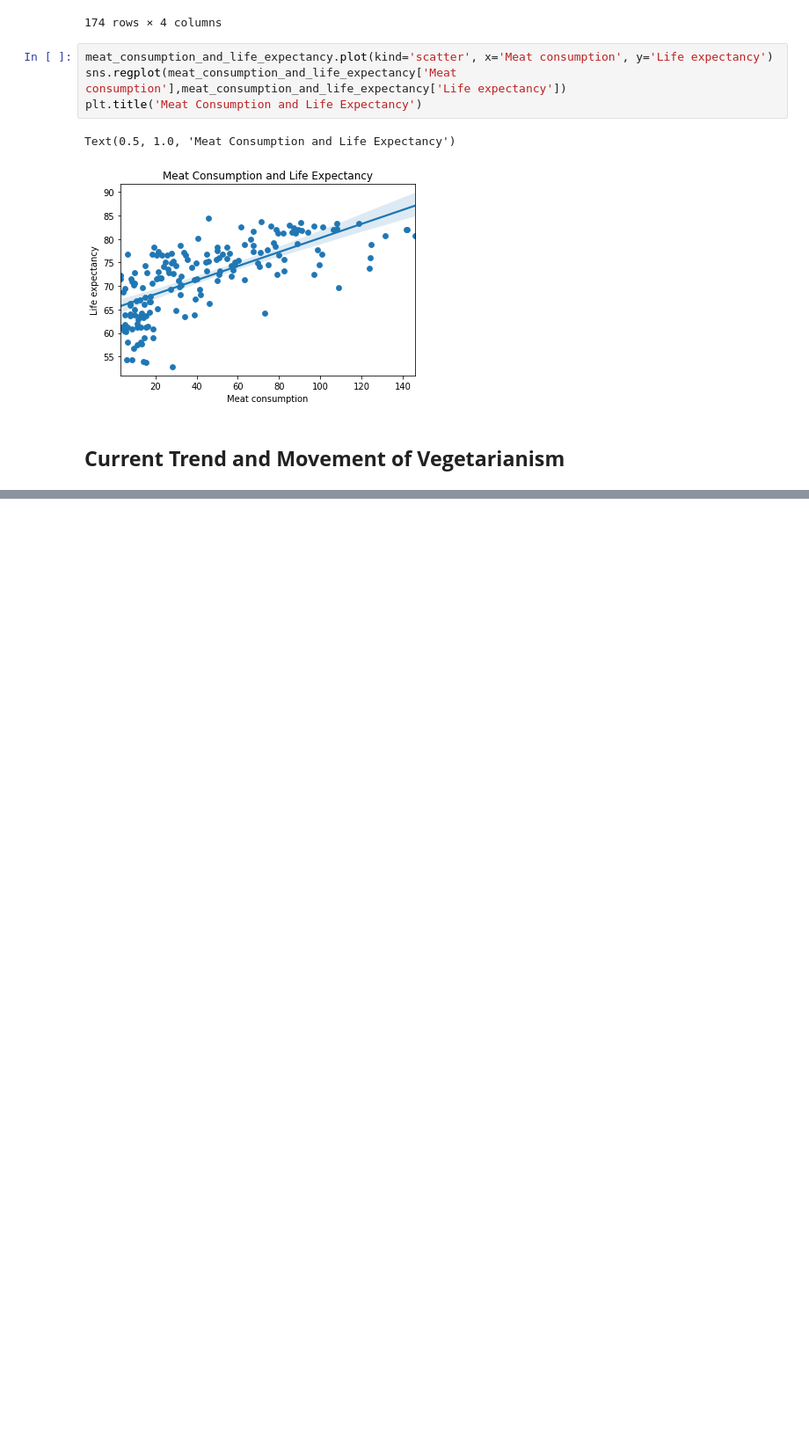
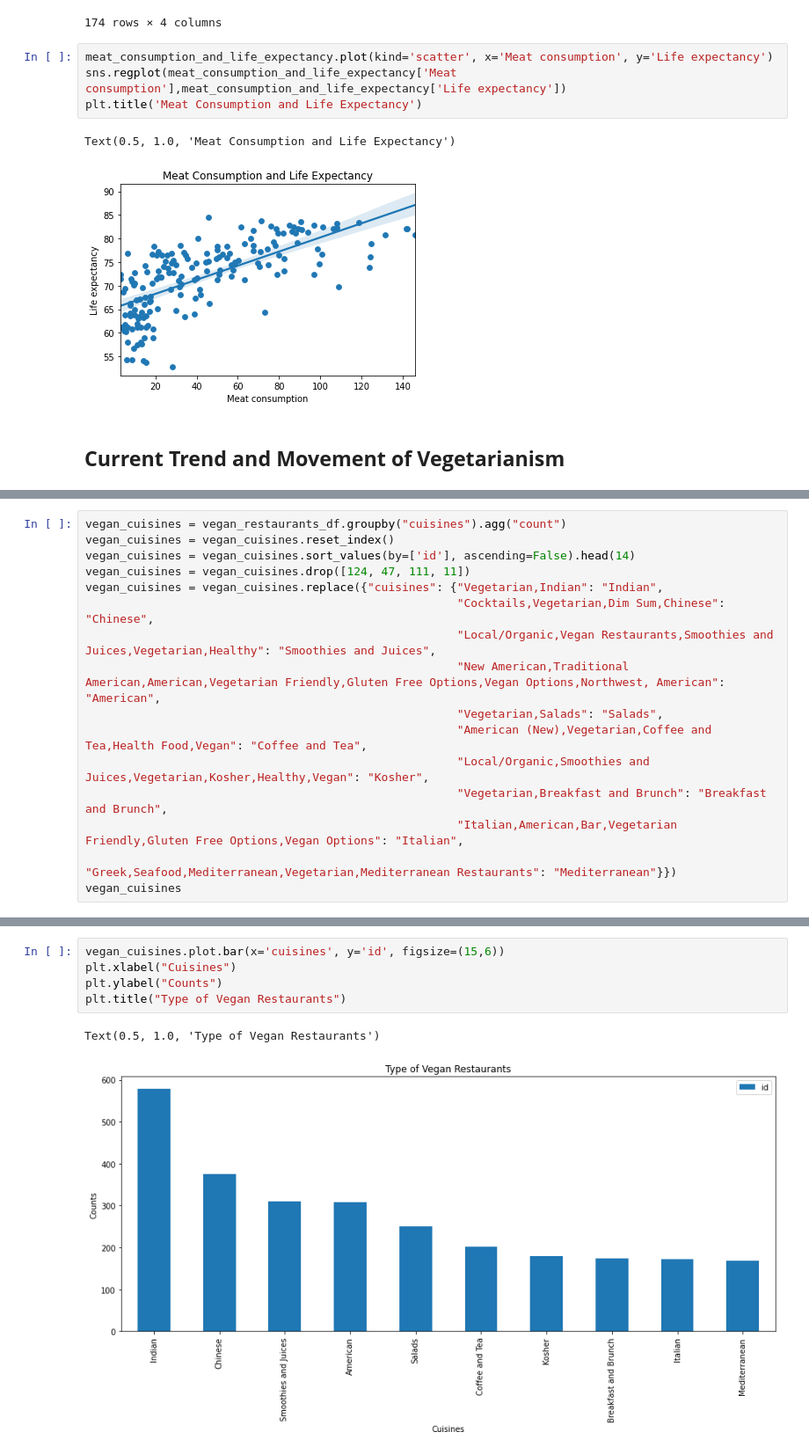
Before and after one commit to SeunghyeJeon/DH-100-Project, a Jupyter notebook: DH_100_Seunghye_Jeon.ipynb, the cells around one changed output, grey strips where cells are left out. Shown at 88% size. Drawn from its saved outputs; the diff is of its cells as text; blank space fills up the shorter version.

```diff
--- a/DH_100_Seunghye_Jeon.ipynb
+++ b/DH_100_Seunghye_Jeon.ipynb
@@ -165 +166,17 @@ vegan_restaurants_df
 10000 rows × 47 columns
+# %%
+vegan_cuisines = vegan_restaurants_df.groupby("cuisines").agg("count")
+vegan_cuisines = vegan_cuisines.reset_index()
+vegan_cuisines = vegan_cuisines.sort_values(by=['id'], ascending=False).head(14)
+vegan_cuisines = vegan_cuisines.drop([124, 47, 111, 11])
+vegan_cuisines = vegan_cuisines.replace({"cuisines": {"Vegetarian,Indian": "Indian",
+                                                      "Cocktails,Vegetarian,Dim Sum,Chinese": "Chinese",
+                                                      "Local/Organic,Vegan Restaurants,Smoothies and Juices,Vegetarian,Healthy": "Smoothies and Juices",
+                                                      "New American,Traditional American,American,Vegetarian Friendly,Gluten Free Options,Vegan Options,Northwest, American": "American",
+                                                      "Vegetarian,Salads": "Salads",
+                                                      "American (New),Vegetarian,Coffee and Tea,Health Food,Vegan": "Coffee and Tea",
+                                                      "Local/Organic,Smoothies and Juices,Vegetarian,Kosher,Healthy,Vegan": "Kosher",
+                                                      "Vegetarian,Breakfast and Brunch": "Breakfast and Brunch",
+                                                      "Italian,American,Bar,Vegetarian Friendly,Gluten Free Options,Vegan Options": "Italian",
+                                                      "Greek,Seafood,Mediterranean,Vegetarian,Mediterranean Restaurants": "Mediterranean"}})
+vegan_cuisines
@@ -165,0 +195,8 @@ vegan_restaurants_df
+# %%
+vegan_cuisines.plot.bar(x='cuisines', y='id', figsize=(15,6))
+plt.xlabel("Cuisines")
+plt.ylabel("Counts")
+plt.title("Type of Vegan Restaurants")
+# %% [output]
+Text(0.5, 1.0, 'Type of Vegan Restaurants')
+[figure, added]
```
Also changed, not shown: parts of 2 cells of this notebook.
